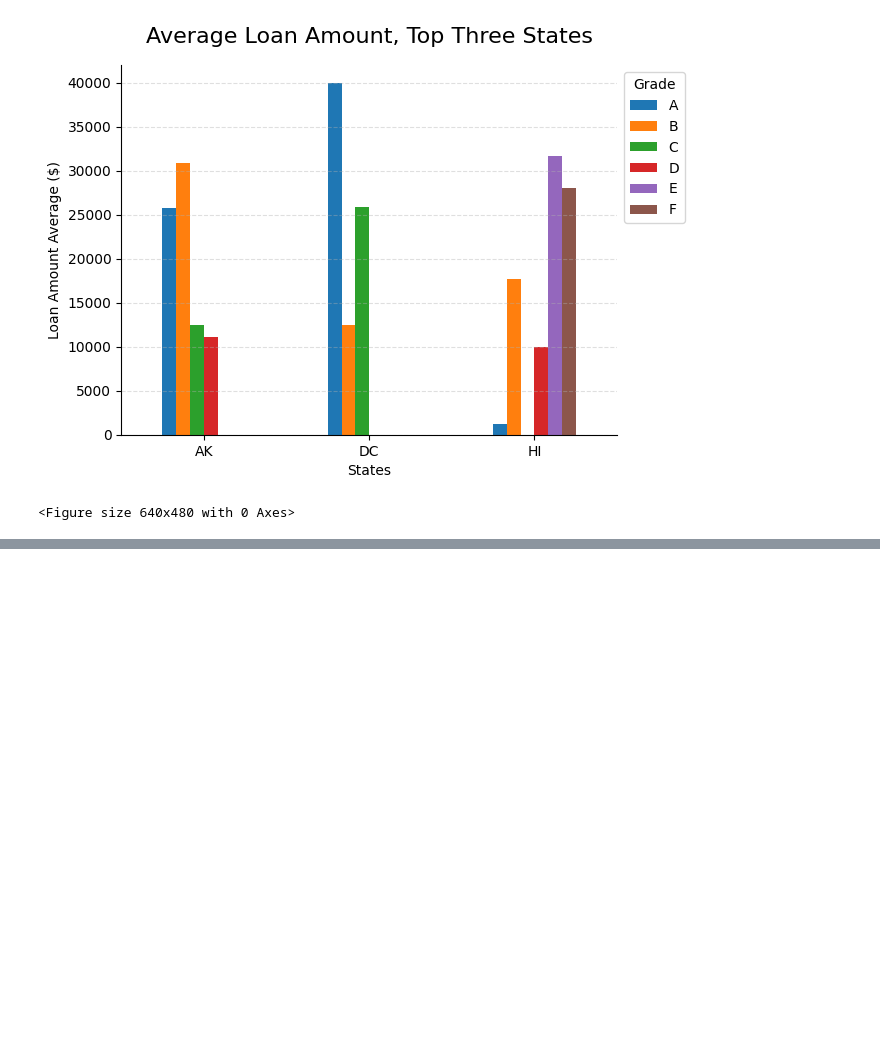
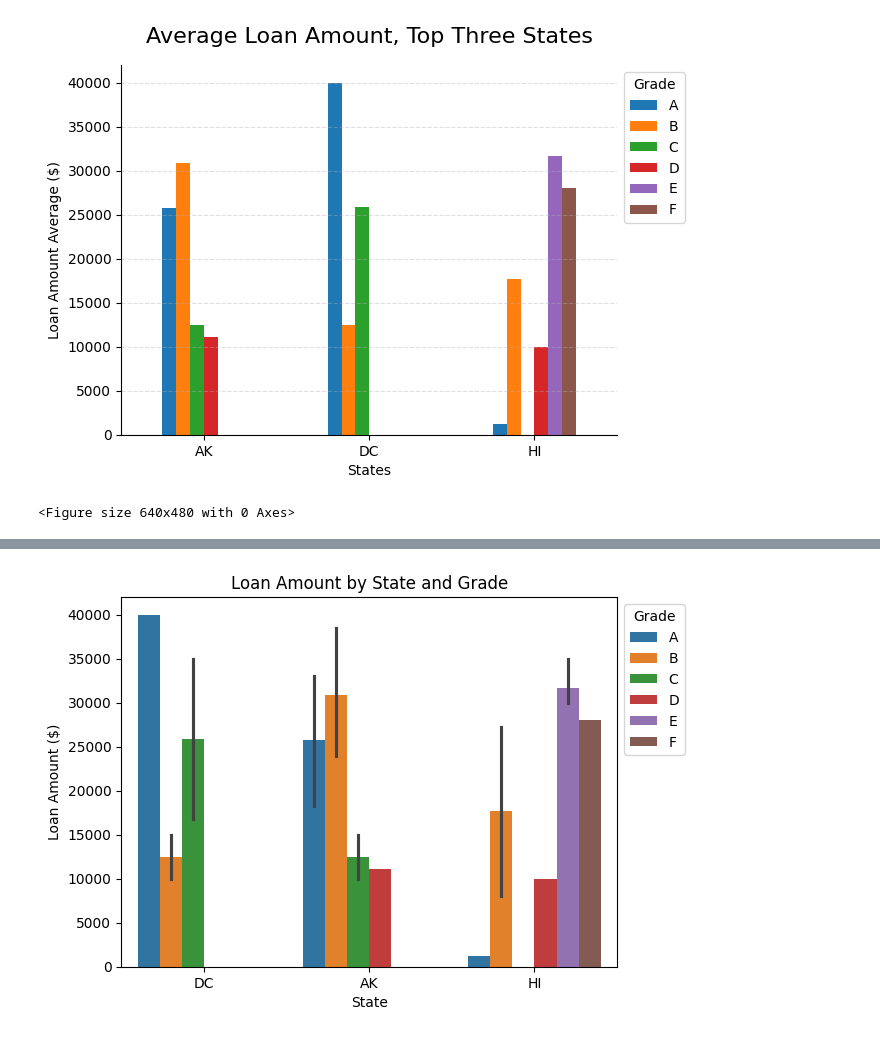
Before and after one commit to xc308/Python_Data_Analysis, a Jupyter notebook: 4_Visulaization.ipynb, the cells around one changed output, grey strips where cells are left out. Saved outputs shown, nothing was run; the diff lists cells and outputs as text; code cells hidden in the pictures; blank space fills up the shorter version.

```diff
--- a/4_Visulaization.ipynb
+++ b/4_Visulaization.ipynb
@@ -201,0 +288,5 @@ plt.savefig("Avg_Loan_by_State_Grade.png")
+# %%
+States = ["DC", "AK", "HI"]
+
+filtered_df = df[df["state"].isin(States)]
+filtered_df.sample(5)
@@ -201,0 +300,16 @@ plt.savefig("Avg_Loan_by_State_Grade.png")
+# %%
+sns.barplot(
+    filtered_df, # dataframe
+    x = "state",
+    y = "loan_amount",
+    hue = "grade" # color
+)
+
+plt.xlabel("State")
+plt.ylabel("Loan Amount ($)")
+plt.title("Loan Amount by State and Grade")
+
+plt.legend(title = "Grade", bbox_to_anchor = (1, 1))
+plt.show()
+# %% [output]
+[figure, added]
```
Also changed, not shown: parts of 25 cells of this notebook.
